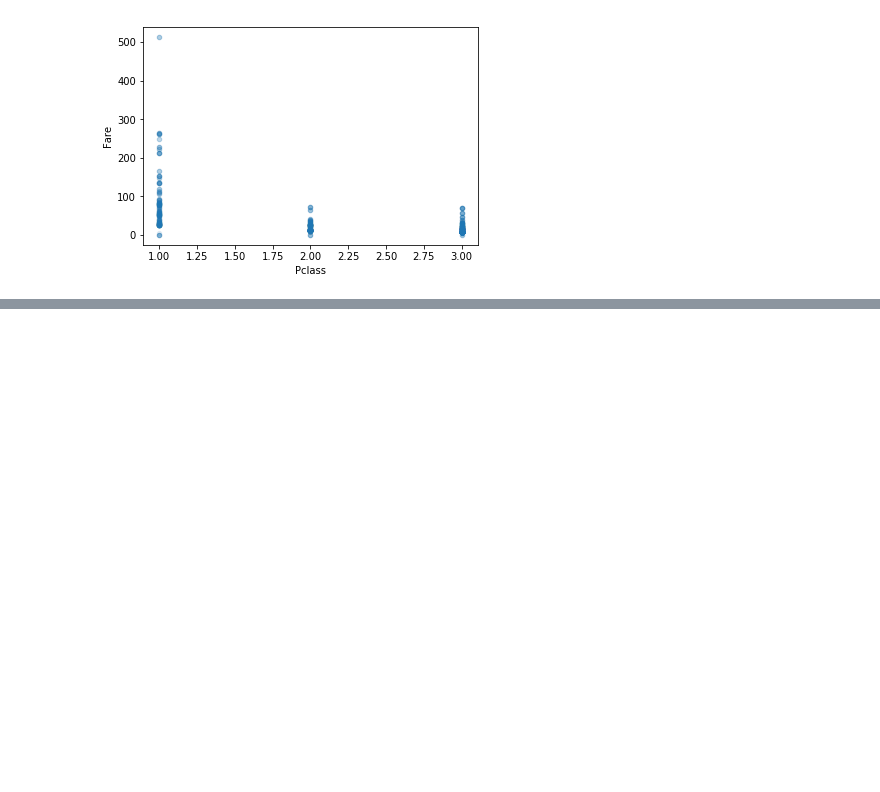
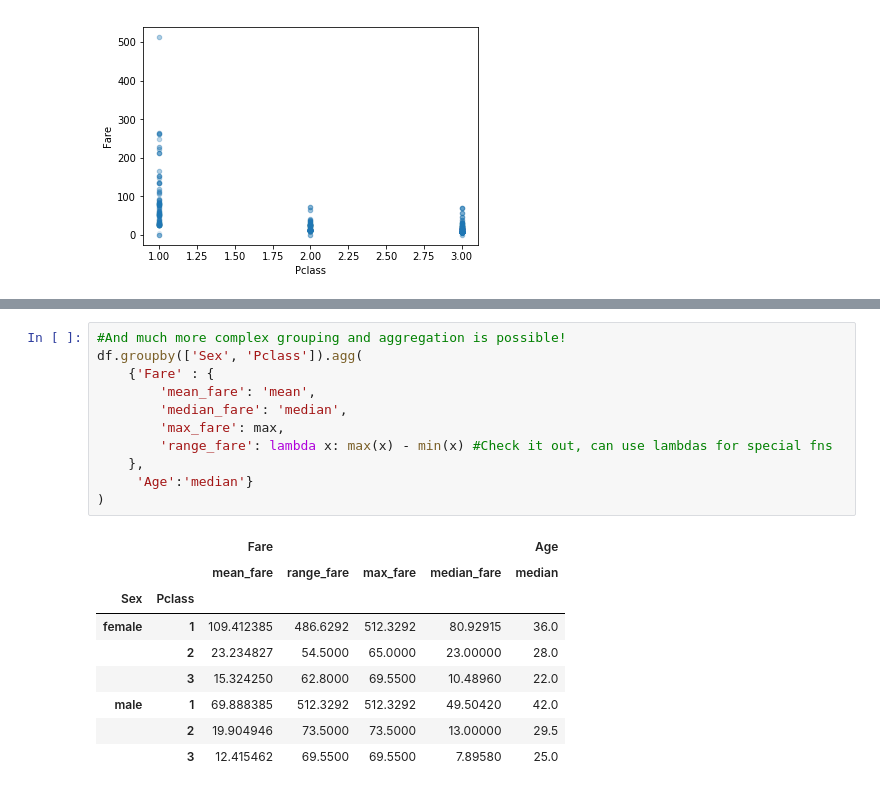
Before and after one commit to knair99/TitanicKaggleChallenge, a Jupyter notebook: titanic/notebooks/exploratory analysis of data.ipynb, the cells around one changed output, grey strips where cells are left out. Saved outputs shown, nothing was run; the diff lists cells and outputs as text; blank space fills up the shorter version.

```diff
--- a/titanic/notebooks/exploratory analysis of data.ipynb
+++ b/titanic/notebooks/exploratory analysis of data.ipynb
@@ -217,0 +284,21 @@ df.plot.scatter(x='Pclass', y='Fare', alpha=0.1)
+# %%
+#And much more complex grouping and aggregation is possible!
+df.groupby(['Sex', 'Pclass']).agg(
+    {'Fare' : {
+        'mean_fare': 'mean',
+        'median_fare': 'median',
+        'max_fare': max,
+        'range_fare': lambda x: max(x) - min(x) #Check it out, can use lambdas for special fns
+    },
+     'Age':'median'}
+)
+# %% [output]
+|  |  | Fare |  |  |  | Age |
+|  |  | mean_fare | range_fare | max_fare | median_fare | median |
+| Sex | Pclass |  |  |  |  |  |
+| female | 1 | 109.412385 | 486.6292 | 512.3292 | 80.92915 | 36.0 |
+|  | 2 | 23.234827 | 54.5000 | 65.0000 | 23.00000 | 28.0 |
+|  | 3 | 15.324250 | 62.8000 | 69.5500 | 10.48960 | 22.0 |
+| male | 1 | 69.888385 | 512.3292 | 512.3292 | 49.50420 | 42.0 |
+|  | 2 | 19.904946 | 73.5000 | 73.5000 | 13.00000 | 29.5 |
+|  | 3 | 12.415462 | 69.5500 | 69.5500 | 7.89580 | 25.0 |
```
Also changed, not shown: parts of 8 cells of this notebook.
